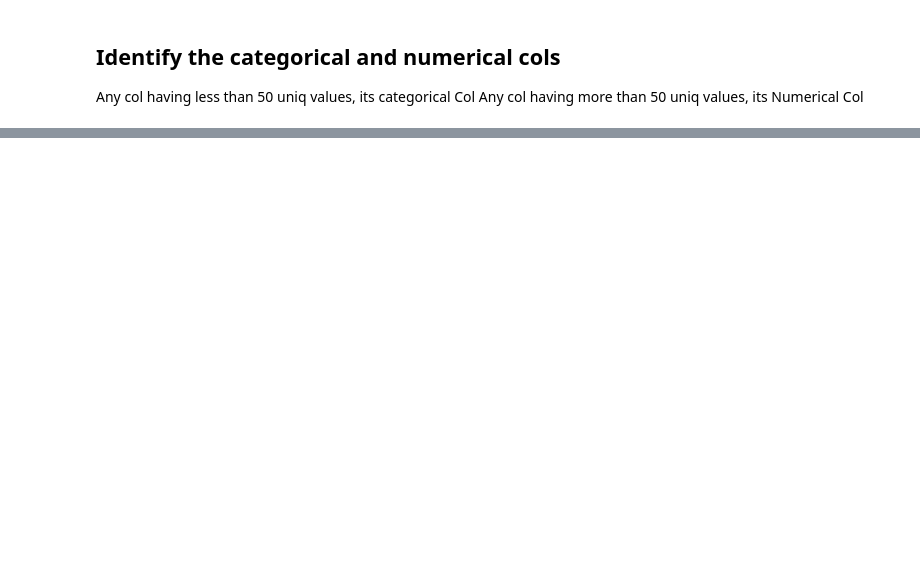
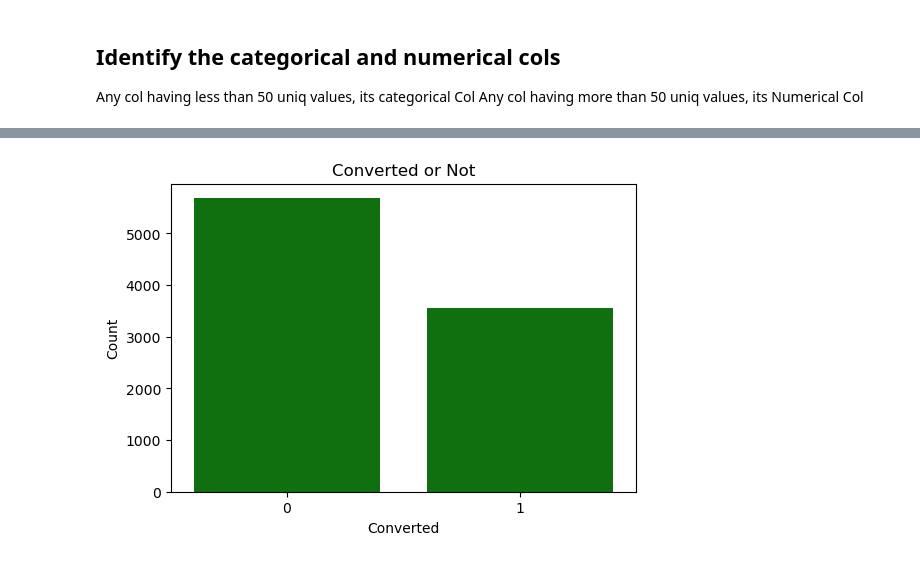
Before and after one commit to nishantgaurav-tech/leadscoring_cs, a Jupyter notebook: Case_Study_NishantG_ParulC_NishantA.ipynb, the cells around one changed output, grey strips where cells are left out. Drawn from its saved outputs; the diff is of its cells as text; code cells hidden in the pictures; blank space fills up the shorter version.

```diff
--- a/Case_Study_NishantG_ParulC_NishantA.ipynb
+++ b/Case_Study_NishantG_ParulC_NishantA.ipynb
@@ -241,0 +353,9 @@ dtype: float64
+# %%
+plt.figure(figsize=(6,4))
+sns.countplot(x=leads_df1["Converted"], color="green")
+plt.title("Converted or Not")
+plt.xlabel("Converted")
+plt.ylabel("Count")
+plt.show()
+# %% [output]
+[figure, added]
```
Also changed, not shown: parts of 180 cells of this notebook.
